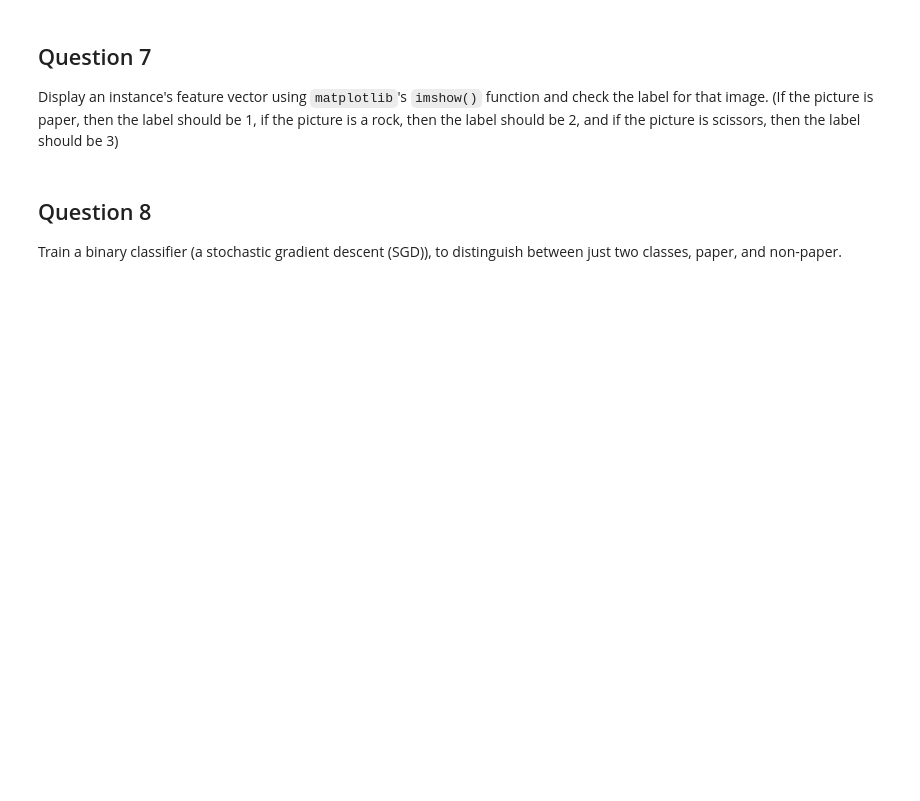
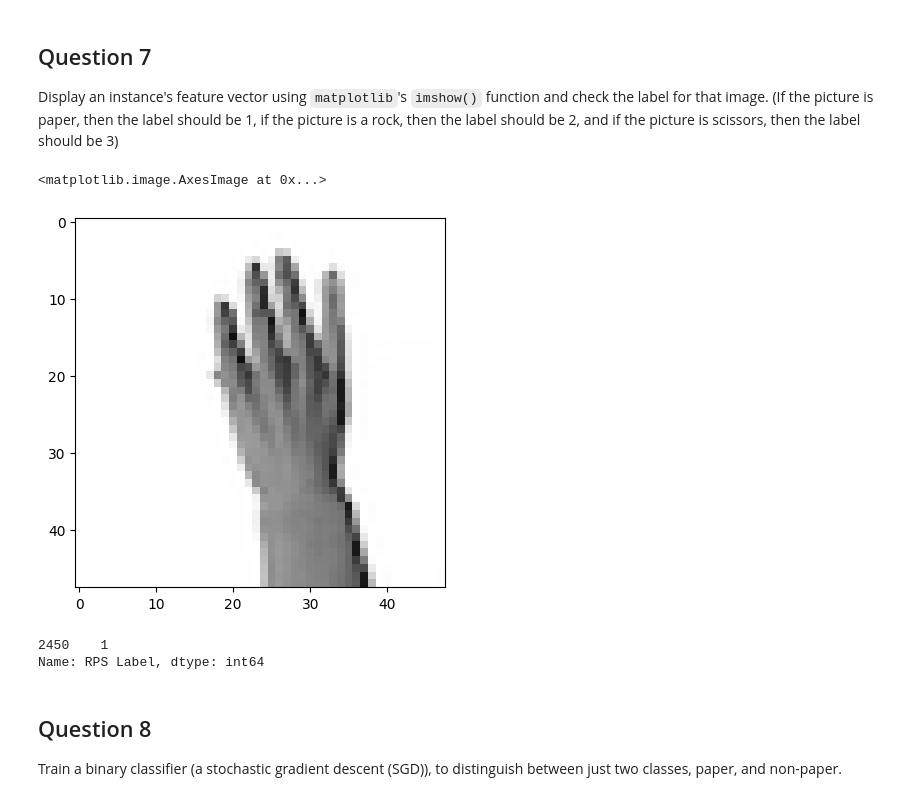
Before and after one commit to RochX/comp486-assignments, a Jupyter notebook: assignment3/assignment3.ipynb, the cells around one changed output. Drawn from its saved outputs; the diff is of its cells as text; code cells hidden in the pictures; blank space fills up the shorter version.

Commit message:
Draft questions 1-7; rename label column in data to be more clear

```diff
--- a/assignment3/assignment3.ipynb
+++ b/assignment3/assignment3.ipynb
@@ -89,7 +96,8 @@ Number of failed files: 0 out of 2520
 Use `read_csv` in `pandas` to read the CSV file and assign it to a variable and print it.
 # %%
 rps_training_data = pd.read_csv("rps-training-data.csv", header=None)
-
+# rename the label column to be clearly distinguish between the image data and label
+rps_training_data = rps_training_data.rename(columns={2304: "RPS Label"})
 rps_training_data
 # %% [output]
 |  | 0 | 1 | 2 | 3 | 4 | 5 | 6 | 7 | 8 | 9 | ... | ... |
@@ -156,0 +165,3 @@ Separate the predictors (`rpsPredictors`) and the labels (`rpsLables`) in the tr
+# %%
+rpsPredictors = rps_training_data_shuffled.drop("RPS Label", axis=1)
+rpsLabels = rps_training_data_shuffled["RPS Label"]
@@ -160,6 +196,23 @@ Display an instance's feature vector using `matplotlib`'s `imshow()` function an
 check the label for that image. (If the picture is paper, then the label should be 1, if the
 picture is a rock, then the label should be 2, and if the picture is scissors, then the label
 should be 3)
+# %%
+import matplotlib.pyplot as plt
+
+# get instance with index, then display the image in grey-scale and get its label
+index = 0
+instance = rpsPredictors.iloc[[index]]
+label = rpsLabels.iloc[[index]]
+image = np.resize(instance.values.copy(), (48, 48))
+plt.imshow(image, cmap='gray', vmin=0, vmax=255)
+# %% [output]
+<matplotlib.image.AxesImage at 0x...>
+[figure, added]
+# %%
+label
+# %% [output]
+2450    1
+Name: RPS Label, dtype: int64
 # %% [markdown]
 ## Question 8
 Train a binary classifier (a stochastic gradient descent (SGD)), to distinguish between just two classes, paper, and non-paper.
```
Also changed, not shown: parts of 8 cells of this notebook.
